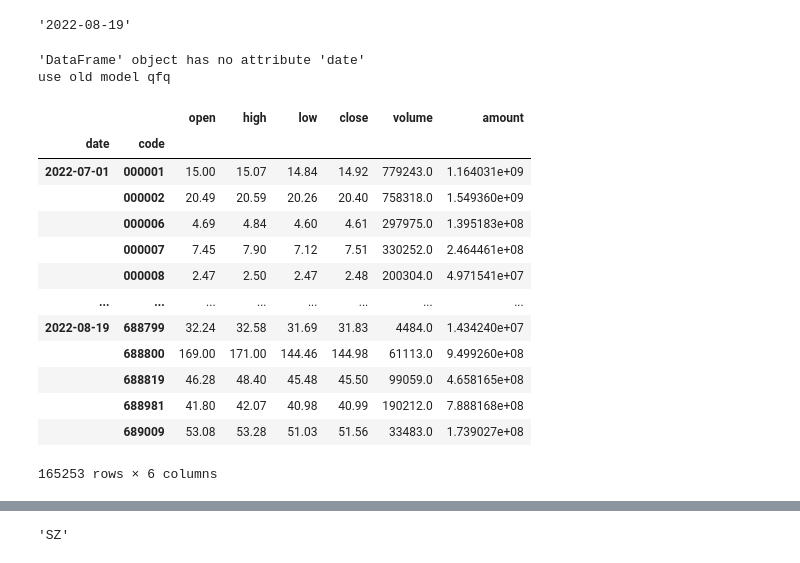
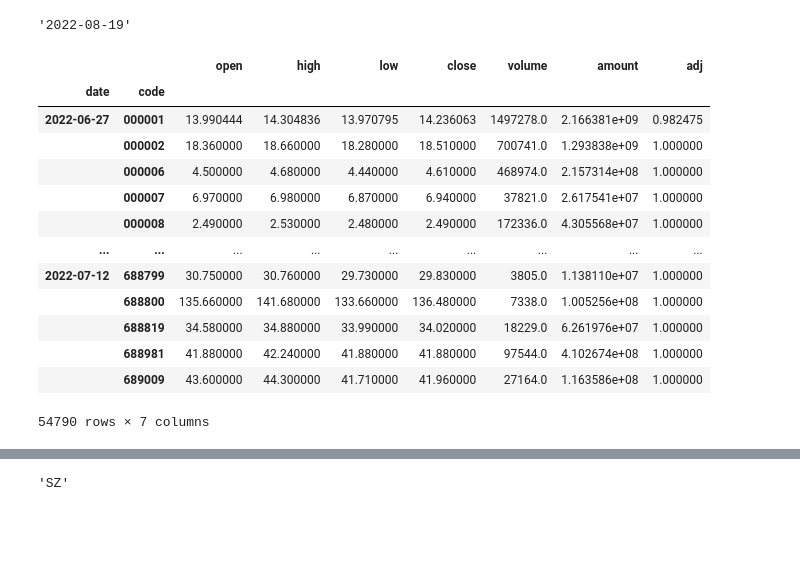
Before and after one commit to nuswgg/quants_qa, a Jupyter notebook: QA/QA how to select stock.ipynb, the cells around one changed output, grey strips where cells are left out. Drawn from its saved outputs; the diff is of its cells as text; code cells hidden in the pictures; blank space fills up the shorter version.

Commit message:
update get hot stock block

```diff
--- a/QA/QA how to select stock.ipynb
+++ b/QA/QA how to select stock.ipynb
@@ -117,6 +119,3 @@ code_list = cn_stk_list.code.to_list()
 # %%
-stk_day_all = QA.QA_fetch_stock_day_adv(code_list,new_trade_date[-11],new_trade_date[-1]).to_qfq()
+stk_day_all = QA.QA_fetch_stock_day_adv(code_list,new_trade_date[-41],new_trade_date[-30]).to_qfq()
-# %% [output]
-'DataFrame' object has no attribute 'date'
-use old model qfq
 # %%
@@ -128,21 +127,21 @@ stk_day_all4 = QA.QA_fetch_stock_day_adv(code_list,new_trade_date[-11],new_trade
 # %%
-stk_day_all3.data
+stk_day_all.data
 # 'DataFrame' object has no attribute 'date'
 # %% [output]
-|  |  | open | high | low | close | volume | amount |
-| date | code |  |  |  |  |  |  |
-| 2022-07-01 | 000001 | 15.00 | 15.07 | 14.84 | 14.92 | 779243.0 | 1.164031e+09 |
-|  | 000002 | 20.49 | 20.59 | 20.26 | 20.40 | 758318.0 | 1.549360e+09 |
-|  | 000006 | 4.69 | 4.84 | 4.60 | 4.61 | 297975.0 | 1.395183e+08 |
-|  | 000007 | 7.45 | 7.90 | 7.12 | 7.51 | 330252.0 | 2.464461e+08 |
-|  | 000008 | 2.47 | 2.50 | 2.47 | 2.48 | 200304.0 | 4.971541e+07 |
-| ... | ... | ... | ... | ... | ... | ... | ... |
-| 2022-08-19 | 688799 | 32.24 | 32.58 | 31.69 | 31.83 | 4484.0 | 1.434240e+07 |
-|  | 688800 | 169.00 | 171.00 | 144.46 | 144.98 | 61113.0 | 9.499260e+08 |
-|  | 688819 | 46.28 | 48.40 | 45.48 | 45.50 | 99059.0 | 4.658165e+08 |
-|  | 688981 | 41.80 | 42.07 | 40.98 | 40.99 | 190212.0 | 7.888168e+08 |
-|  | 689009 | 53.08 | 53.28 | 51.03 | 51.56 | 33483.0 | 1.739027e+08 |
+|  |  | open | high | low | close | volume | amount | adj |
+| date | code |  |  |  |  |  |  |  |
+| 2022-06-27 | 000001 | 13.990444 | 14.304836 | 13.970795 | 14.236063 | 1497278.0 | 2.166381e+09 | 0.982475 |
+|  | 000002 | 18.360000 | 18.660000 | 18.280000 | 18.510000 | 700741.0 | 1.293838e+09 | 1.000000 |
+|  | 000006 | 4.500000 | 4.680000 | 4.440000 | 4.610000 | 468974.0 | 2.157314e+08 | 1.000000 |
+|  | 000007 | 6.970000 | 6.980000 | 6.870000 | 6.940000 | 37821.0 | 2.617541e+07 | 1.000000 |
+|  | 000008 | 2.490000 | 2.530000 | 2.480000 | 2.490000 | 172336.0 | 4.305568e+07 | 1.000000 |
+| ... | ... | ... | ... | ... | ... | ... | ... | ... |
+| 2022-07-12 | 688799 | 30.750000 | 30.760000 | 29.730000 | 29.830000 | 3805.0 | 1.138110e+07 | 1.000000 |
+|  | 688800 | 135.660000 | 141.680000 | 133.660000 | 136.480000 | 7338.0 | 1.005256e+08 | 1.000000 |
+|  | 688819 | 34.580000 | 34.880000 | 33.990000 | 34.020000 | 18229.0 | 6.261976e+07 | 1.000000 |
+|  | 688981 | 41.880000 | 42.240000 | 41.880000 | 41.880000 | 97544.0 | 4.102674e+08 | 1.000000 |
+|  | 689009 | 43.600000 | 44.300000 | 41.710000 | 41.960000 | 27164.0 | 1.163586e+08 | 1.000000 |
-165253 rows × 6 columns
+54790 rows × 7 columns
 # %%
 #多日涨幅
 def drzf(data):
```
Also changed, not shown: parts of 14 cells of this notebook.
